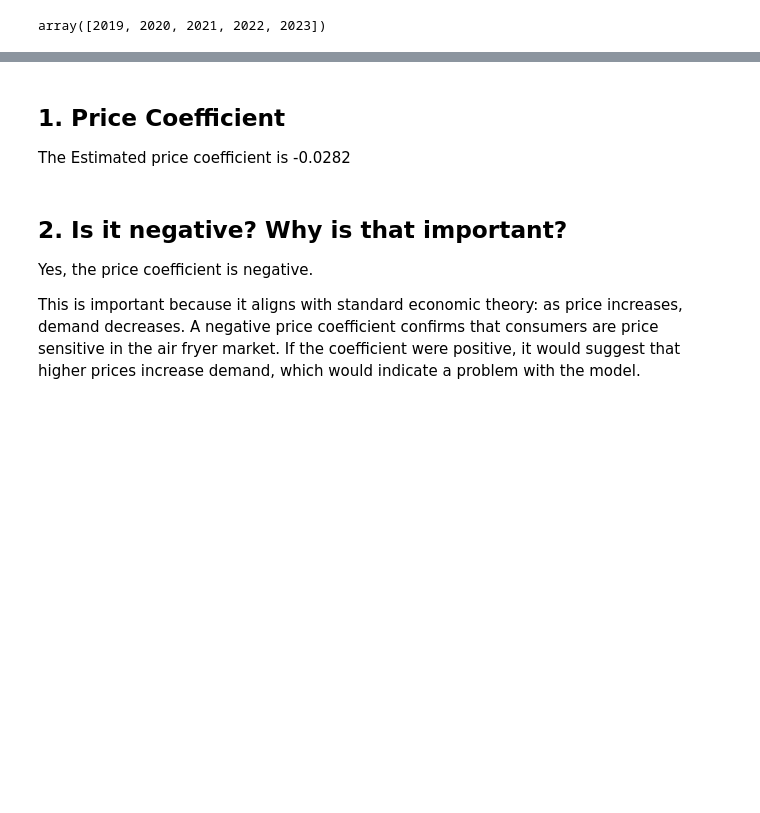
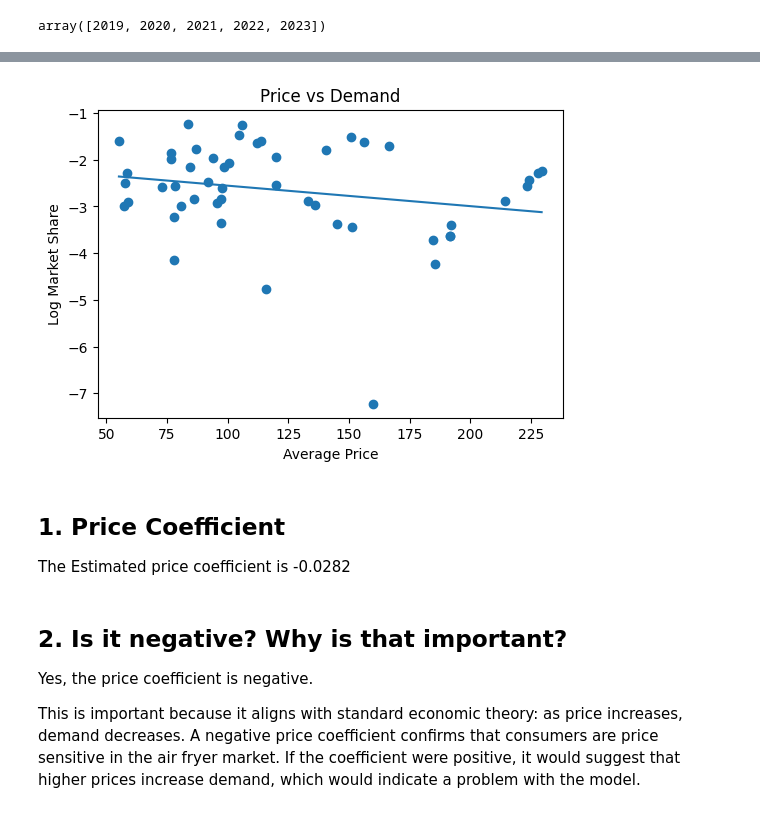
Before and after one commit to JasonYe05/demand_est_project, a Jupyter notebook: Notebooks/DataScientist.ipynb, the cells around one changed output, grey strips where cells are left out. Drawn from its saved outputs; the diff is of its cells as text; code cells hidden in the pictures; blank space fills up the shorter version.

Commit message:
Added a price vs demand graph

```diff
--- a/Notebooks/DataScientist.ipynb
+++ b/Notebooks/DataScientist.ipynb
@@ -65,6 +65,29 @@ Notes:
 [1] Standard Errors assume that the covariance matrix of the errors is correctly specified.
 [2] The condition number is large, 1.66e+04. This might indicate that there are
 strong multicollinearity or other numerical problems.
+# %%
+import matplotlib.pyplot as plt
+import numpy as np
+
+plt.figure(figsize=(6,4))
+
+# scatter plot
+plt.scatter(df['avg_price'], df['log_brand_share'])
+
+# labels + title
+plt.xlabel('Average Price')
+plt.ylabel('Log Market Share')
+plt.title('Price vs Demand')
+
+# trend line
+z = np.polyfit(df['avg_price'], df['log_brand_share'], 1)
+p = np.poly1d(z)
+x_sorted = np.sort(df['avg_price'])
+plt.plot(x_sorted, p(x_sorted))
+
+plt.show()
+# %% [output]
+[figure, added]
 # %% [markdown]
 ## 1. Price Coefficient
 The Estimated price coefficient is -0.0282
```
Also changed, not shown: parts of 1 cell of this notebook.
